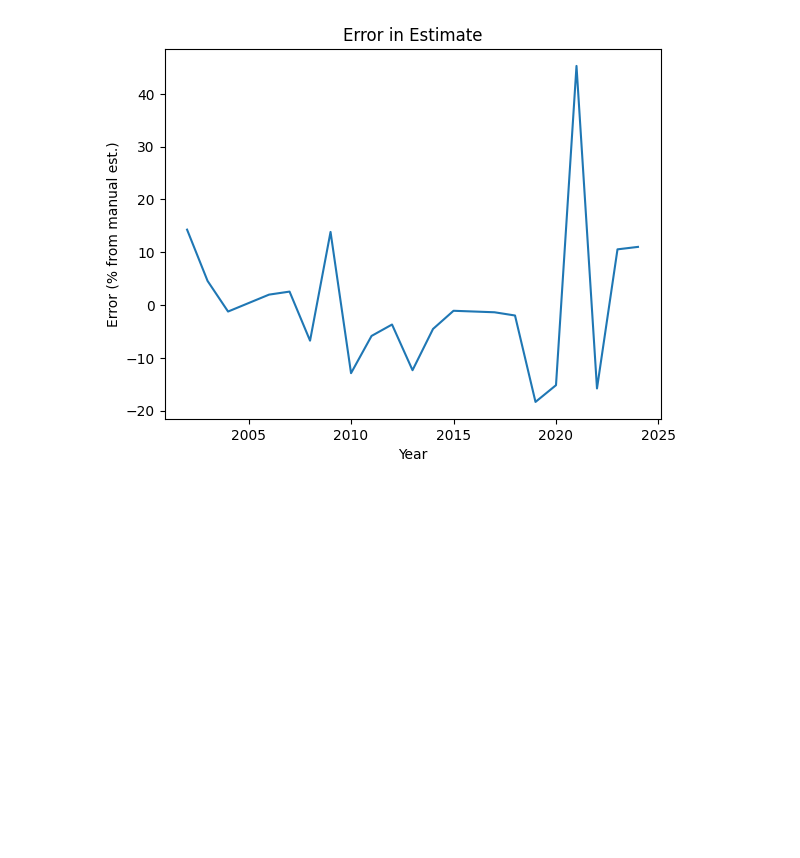
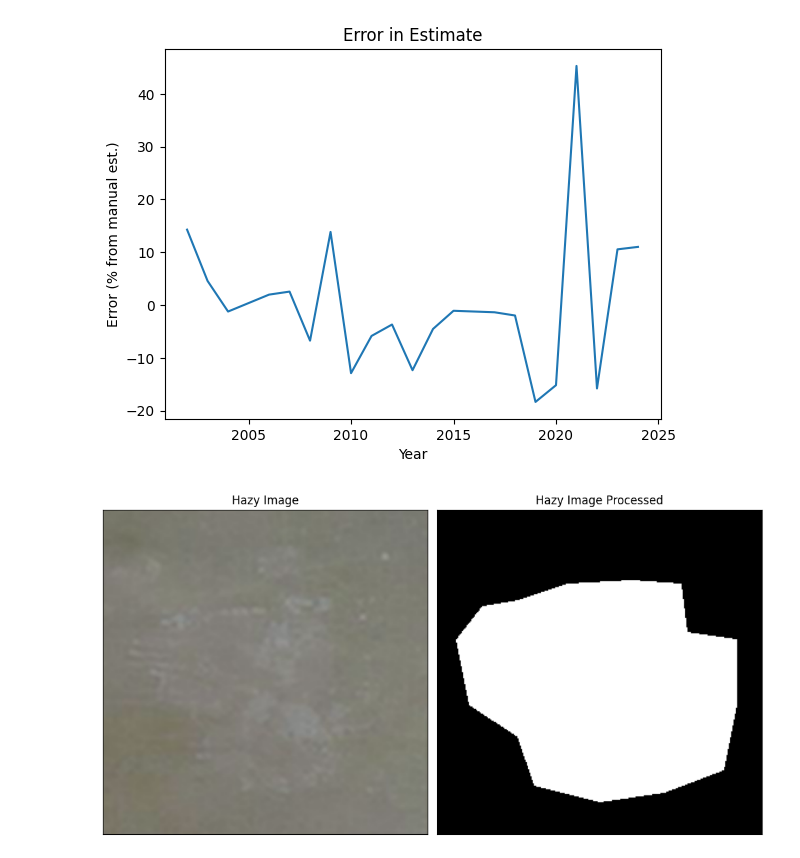
Before and after one commit to ctcastle/ENSF_612_City_Geospectors, a Jupyter notebook: City_Geospectors.ipynb, the cells around one changed output. Saved outputs shown, nothing was run; the diff lists cells and outputs as text; code cells hidden in the pictures; blank space fills up the shorter version.

```diff
--- a/City_Geospectors.ipynb
+++ b/City_Geospectors.ipynb
@@ -384,3 +384,25 @@ print(f"Average Error: {sum(per_error)/len(per_error)*100:.2f}%")
 # %% [output]
 Average Error: 14.30%
 [figure]
+# %%
+# Create a figure with a 2x2 grid of subplots
+fig, axs = plt.subplots(1, 2, figsize=(10, 8))
+image1 = cv2.imread('./city_images/cleaned/basic_good_image_set/2021-07-28.jpg')
+image2 = cv2.imread('./city_images/processed/basic_good_image_set/2021-07-28.bmp')
+# Plot on the first subplot (top-left)
+axs[0].imshow(image1)
+axs[0].set_title('Hazy Image')
+axs[0].set_xticks([])  # Remove x-axis ticks
+axs[0].set_yticks([])
+# Plot on the second subplot (top-right)
+axs[1].imshow(image2)
+axs[1].set_title('Hazy Image Processed')
+axs[1].set_xticks([])  # Remove x-axis ticks
+axs[1].set_yticks([])
+# Adjust layout to prevent overlap
+plt.tight_layout()
+
+# Display the figure
+plt.show()
+# %% [output]
+[figure, added]
```
Also changed, not shown: 7 other files.
